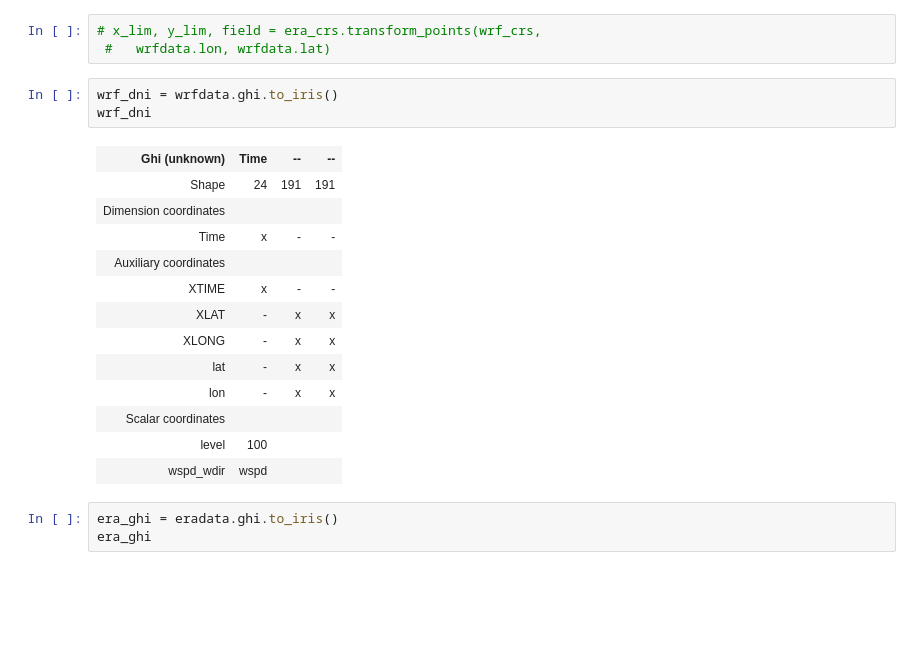
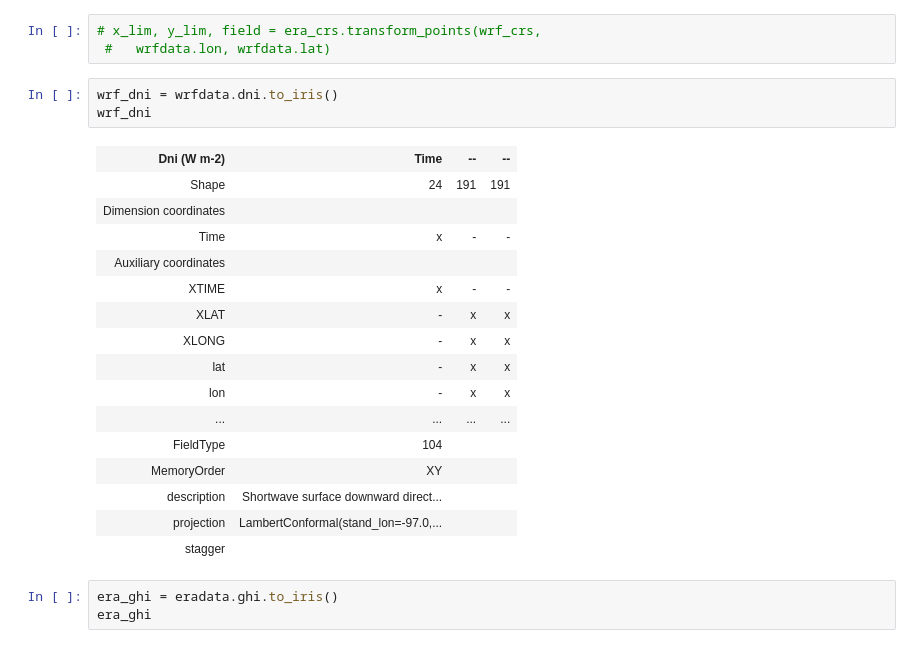
Before and after one commit to jeffreysward/met4ene, a Jupyter notebook: post/python/WRF_regridding_iris.ipynb, the cells around one changed output. Saved outputs shown, nothing was run; the diff lists cells and outputs as text; blank space fills up the shorter version.

```diff
--- a/post/python/WRF_regridding_cartopy.ipynb
+++ b/post/python/WRF_regridding_iris.ipynb
@@ -153,10 +153,10 @@ cartopy.crs.PlateCarree
 # x_lim, y_lim, field = era_crs.transform_points(wrf_crs,
  #   wrfdata.lon, wrfdata.lat)
 # %%
-wrf_dni = wrfdata.ghi.to_iris()
+wrf_dni = wrfdata.dni.to_iris()
 wrf_dni
 # %% [output]
-| Ghi (unknown) | Time | -- | -- |
+| Dni (W m-2) | Time | -- | -- |
 | Shape | 24 | 191 | 191 |
 | Dimension coordinates |  |  |  |
 | Time | x | - | - |
@@ -166,9 +166,12 @@ wrf_dni
 | XLONG | - | x | x |
 | lat | - | x | x |
 | lon | - | x | x |
-| Scalar coordinates |  |  |  |
-| level | 100 |  |  |
-| wspd_wdir | wspd |  |  |
+| ... | ... | ... | ... |
+| FieldType | 104 |  |  |
+| MemoryOrder | XY |  |  |
+| description | Shortwave surface downward direct... |  |  |
+| projection | LambertConformal(stand_lon=-97.0,... |  |  |
+| stagger |  |  |  |
 # %%
 era_ghi = eradata.ghi.to_iris()
 era_ghi
```
Also changed, not shown: 3 other files.
